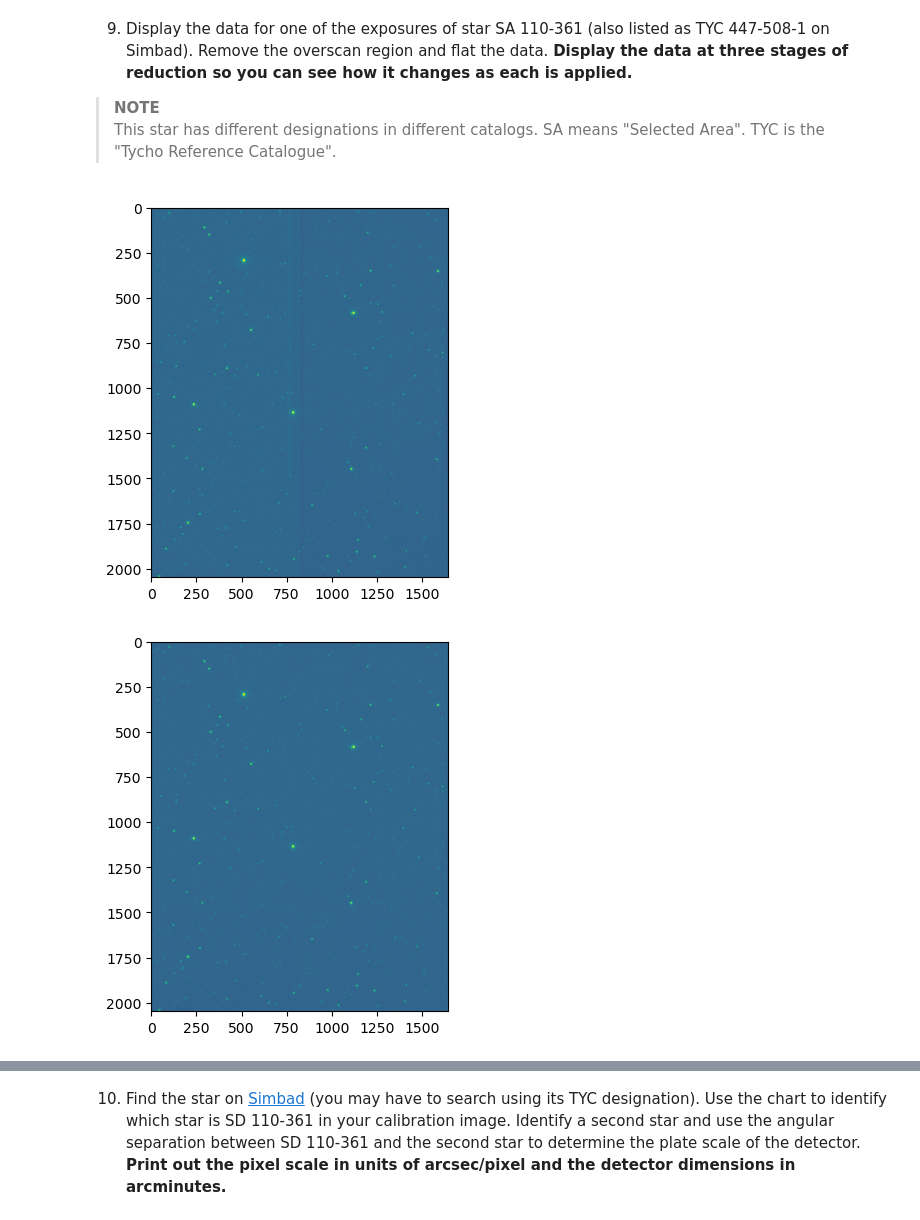
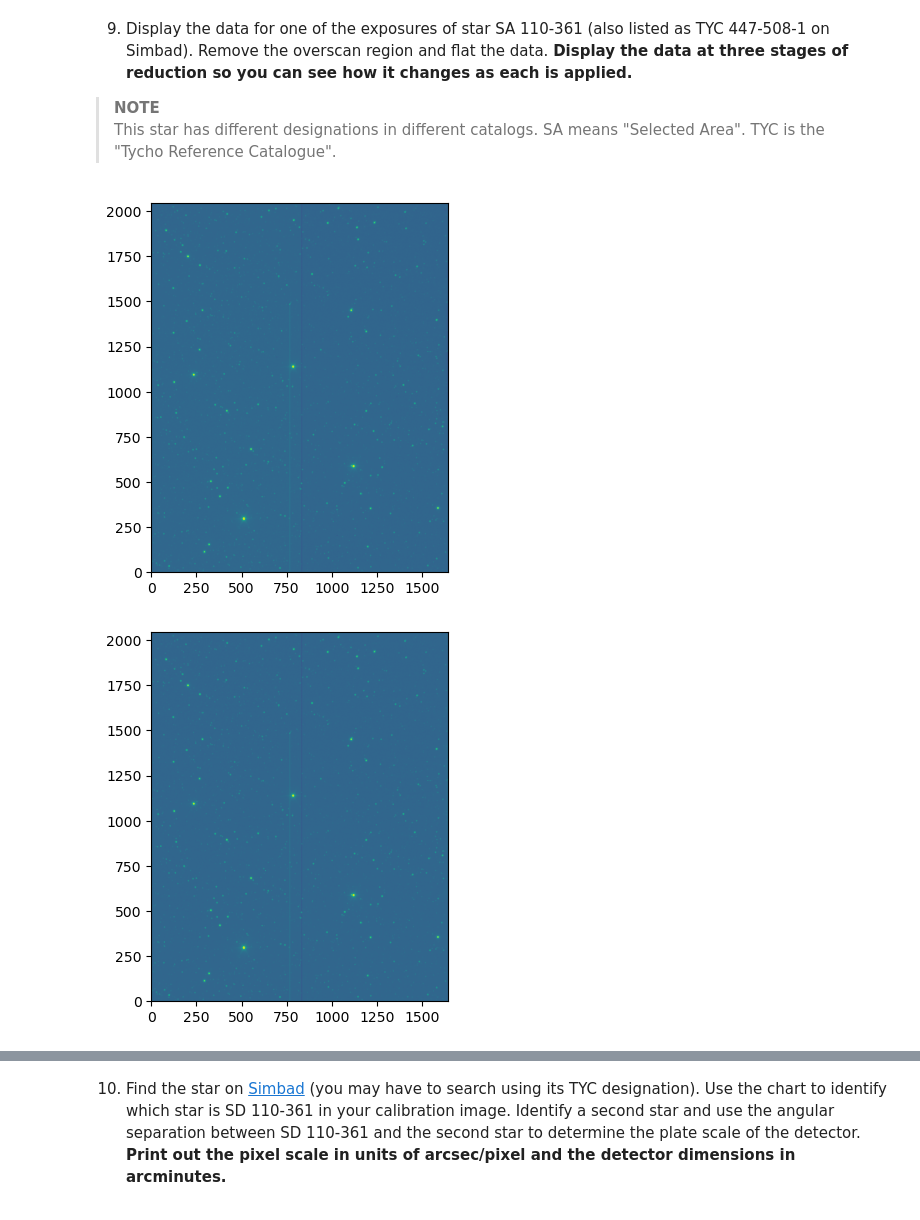
Before and after one commit to Hallflower20/ay107-data-reduction, a Jupyter notebook: problemset2.ipynb, the cells around one changed output, grey strips where cells are left out. Drawn from its saved outputs; the diff is of its cells as text; code cells hidden in the pictures.

```diff
--- a/problemset2.ipynb
+++ b/problemset2.ipynb
@@ -109,7 +109,7 @@ Obslog = Table(
 for i in files:
       open_file = fits.open(i)
       header_file = open_file[0].header
-      row = [i.split("/")[-1], header_file["UT"], header_file["RA"],
+      row = [i, header_file["UT"], header_file["RA"],
              header_file["DEC"], header_file["TARGNAME"], header_file["OBJECT"],
              header_file["AIRMASS"], header_file["REDFILT"], header_file["EXPOSURE"]]
       Obslog.add_row(row)
@@ -264,7 +262,7 @@ for i in rflats:
     data_read.append(data_proc)
 data_read = np.array(data_read)
 final_flat = np.median(data_read, axis = 0)
-final_flat_r = final_flat/np.median(final_flat, axis = 0)
+final_flat_r = final_flat/np.median(final_flat)
 # %%
 plt.imshow(final_flat_r,norm=colors.LogNorm())
 np.max(final_flat_r)
@@ -308,24 +306,22 @@ np.max(final_flat_i)
 # %%
 Obslog_r = Obslog[np.where((Obslog["targetid"] == "110 361") & (Obslog["filter"] == "R"))][0]
 SA110361_r = fits.open(Obslog_r["File"])['PRIMARY'].data.astype(float)
 SA110361_r_norm = []
 for j in range(len(SA110361_r)):
     row = SA110361_r[j]
     overscan_ccd_1 = np.median(row[overscan_region_left_1:overscan_region_left_2])
     overscan_ccd_2 = np.median(row[overscan_region_left_2: -1])
     ccd_1 = row[min_x:middle] - overscan_ccd_1
     ccd_2 = row[middle:max_x] - overscan_ccd_2
     SA110361_r_norm.append((np.append(ccd_1,ccd_2))/i["exptime"])
 plt.imshow(SA110361_r_norm,norm=colors.LogNorm())
+plt.gca().invert_yaxis()
 plt.show()
 SA110361_r_norm = np.asarray(SA110361_r_norm)
-SA110361_r_norm = SA110361_r_norm/np.median(SA110361_r_norm, axis = 0)
-plt.imshow(SA110361_r_norm,norm=colors.LogNorm())
-plt.show()
-SA110361_r_norm_flat = SA110361_r_norm - final_flat_r
+SA110361_r_norm_flat = SA110361_r_norm / final_flat_r
 plt.imshow(SA110361_r_norm_flat,norm=colors.LogNorm())
 plt.gca().invert_yaxis()
 plt.show()
 # %% [output]
-[figure, old version]
+[figure, new version]
-[figure, old version]
+[figure, new version]
```
Also changed, not shown: parts of 20 cells of this notebook.
